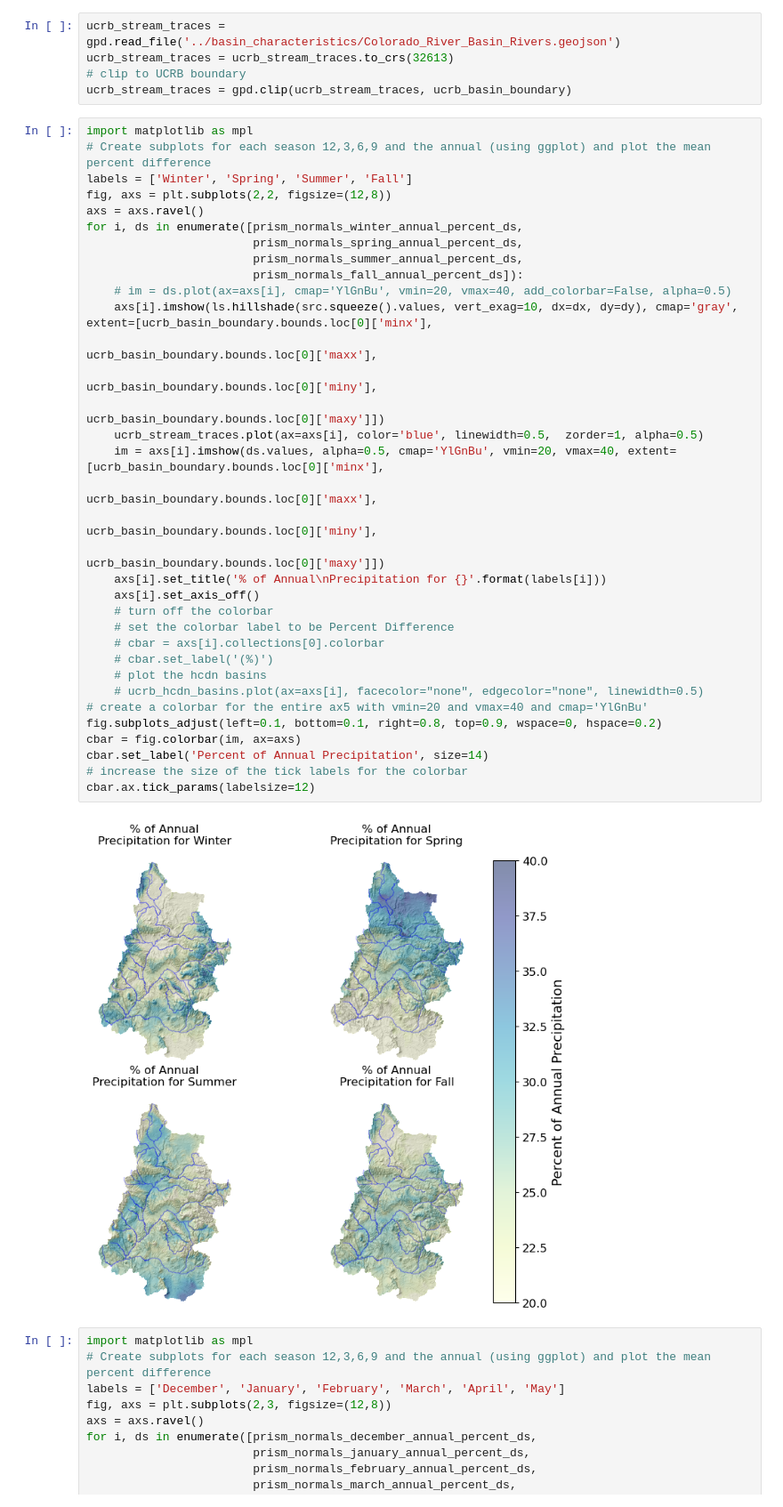
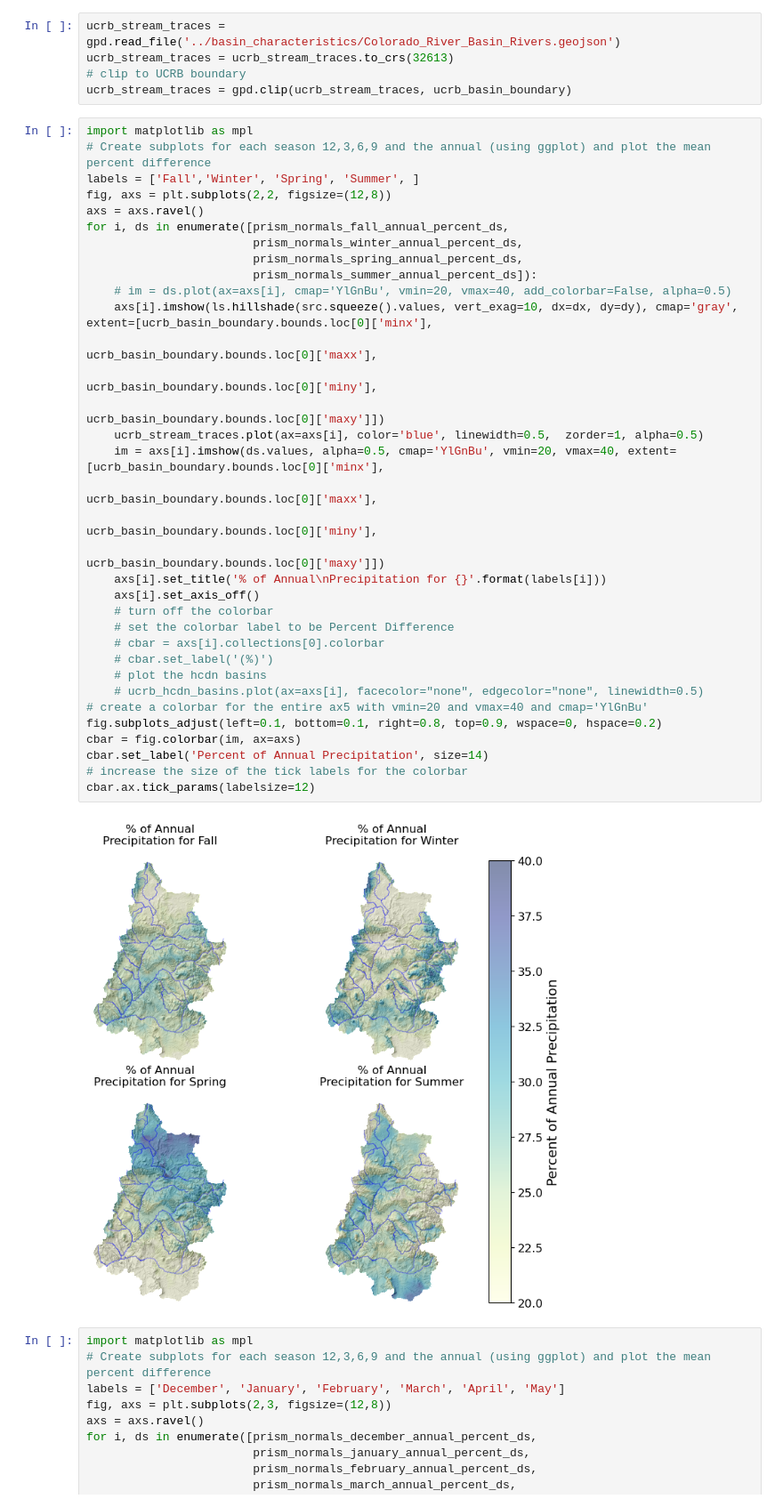
Before and after one commit to dlhogan97/Spring-Precipitation-Effect-CO-River, a Jupyter notebook: notebooks/Upper_CO_Analysis/notebooks/ucr_prism_analysis.ipynb, the cells around one changed output. Shown at 89% size. Saved outputs shown, nothing was run; the diff lists cells and outputs as text.

```diff
--- a/notebooks/Upper_CO_Analysis/notebooks/ucr_prism_analysis.ipynb
+++ b/notebooks/Upper_CO_Analysis/notebooks/ucr_prism_analysis.ipynb
@@ -331,39 +338,39 @@ ucrb_stream_traces = gpd.clip(ucrb_stream_traces, ucrb_basin_boundary)
 # %%
 import matplotlib as mpl
 # Create subplots for each season 12,3,6,9 and the annual (using ggplot) and plot the mean percent difference
-labels = ['Winter', 'Spring', 'Summer', 'Fall']
+labels = ['Fall','Winter', 'Spring', 'Summer', ]
 fig, axs = plt.subplots(2,2, figsize=(12,8))
 axs = axs.ravel()
-for i, ds in enumerate([prism_normals_winter_annual_percent_ds,
+for i, ds in enumerate([prism_normals_fall_annual_percent_ds,
+                        prism_normals_winter_annual_percent_ds,
                         prism_normals_spring_annual_percent_ds,
-                        prism_normals_summer_annual_percent_ds,
-                        prism_normals_fall_annual_percent_ds]):
+                        prism_normals_summer_annual_percent_ds]):
     # im = ds.plot(ax=axs[i], cmap='YlGnBu', vmin=20, vmax=40, add_colorbar=False, alpha=0.5)
     axs[i].imshow(ls.hillshade(src.squeeze().values, vert_exag=10, dx=dx, dy=dy), cmap='gray', extent=[ucrb_basin_boundary.bounds.loc[0]['minx'],
                                                                                                         ucrb_basin_boundary.bounds.loc[0]['maxx'],
                                                                                                         ucrb_basin_boundary.bounds.loc[0]['miny'],
                                                                                                         ucrb_basin_boundary.bounds.loc[0]['maxy']])
     ucrb_stream_traces.plot(ax=axs[i], color='blue', linewidth=0.5,  zorder=1, alpha=0.5)
     im = axs[i].imshow(ds.values, alpha=0.5, cmap='YlGnBu', vmin=20, vmax=40, extent=[ucrb_basin_boundary.bounds.loc[0]['minx'],
                                                                                                         ucrb_basin_boundary.bounds.loc[0]['maxx'],
                                                                                                         ucrb_basin_boundary.bounds.loc[0]['miny'],
                                                                                                         ucrb_basin_boundary.bounds.loc[0]['maxy']])
     axs[i].set_title('% of Annual\nPrecipitation for {}'.format(labels[i]))
     axs[i].set_axis_off()
     # turn off the colorbar
     # set the colorbar label to be Percent Difference
     # cbar = axs[i].collections[0].colorbar
     # cbar.set_label('(%)')
     # plot the hcdn basins
     # ucrb_hcdn_basins.plot(ax=axs[i], facecolor="none", edgecolor="none", linewidth=0.5)
 # create a colorbar for the entire ax5 with vmin=20 and vmax=40 and cmap='YlGnBu'
 fig.subplots_adjust(left=0.1, bottom=0.1, right=0.8, top=0.9, wspace=0, hspace=0.2)
 cbar = fig.colorbar(im, ax=axs)
 cbar.set_label('Percent of Annual Precipitation', size=14)
 # increase the size of the tick labels for the colorbar
 cbar.ax.tick_params(labelsize=12)
 # %% [output]
-[figure, old version]
+[figure, new version]
 # %%
 import matplotlib as mpl
 # Create subplots for each season 12,3,6,9 and the annual (using ggplot) and plot the mean percent difference
```
Also changed, not shown: parts of 2 cells of this notebook, 2 other files.
